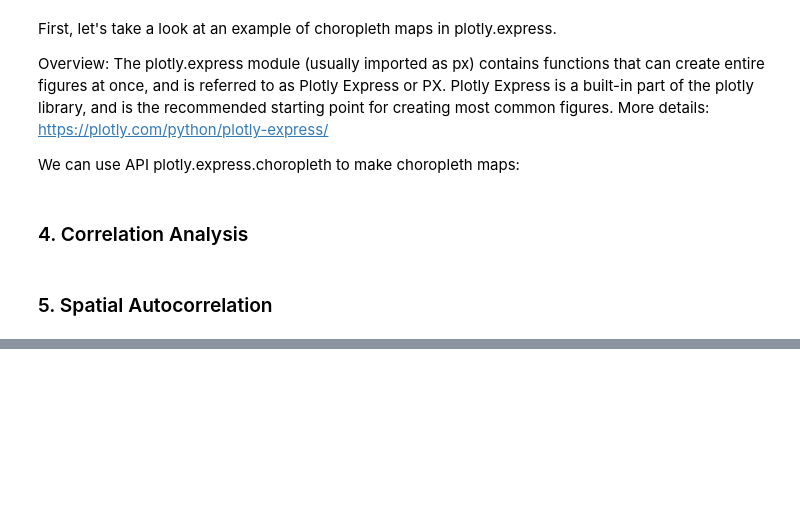
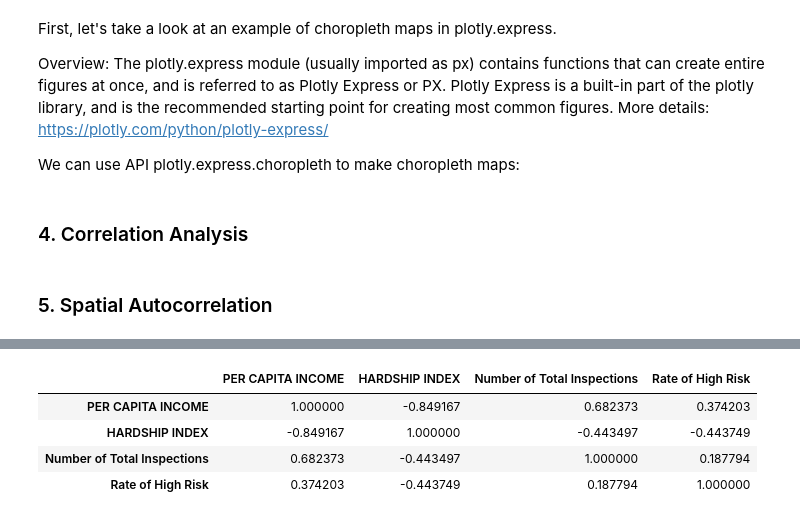
Before and after one commit to eedowdy/geog489-fp, a Jupyter notebook: GEOG489_Project_with_comments.ipynb, the cells around one changed output, grey strips where cells are left out. Saved outputs shown, nothing was run; the diff lists cells and outputs as text; code cells hidden in the pictures; blank space fills up the shorter version.

```diff
--- a/GEOG489_Project_with_comments.ipynb
+++ b/GEOG489_Project_with_comments.ipynb
@@ -290,0 +412,19 @@ print(f"Moran's I with Queen's case contiguity: {round(mi_queen.I, 3)}, p-value:
+# %%
+#Calculate Correlation Coefficient Matrix with relevant columns
+demographics = chicomm_sjoin.copy()
+for col in demographics.columns:
+    if col != 'PER CAPITA INCOME ' and col != 'HARDSHIP INDEX' and col != 'Number of Total Inspections' and col != 'Rate of High Risk':
+        demographics = demographics.drop([col], axis=1)
+
+demo_corr_pearson = demographics.corr(method='pearson')
+
+# Positive correlation between Per Capita Income and Number of Total Inspections
+# Negative correlation between Hardship index and Number of Total Inspections.
+# %%
+demo_corr_pearson
+# %% [output]
+|  | PER CAPITA INCOME | HARDSHIP INDEX | Number of Total Inspections | Rate of High Risk |
+| PER CAPITA INCOME | 1.000000 | -0.849167 | 0.682373 | 0.374203 |
+| HARDSHIP INDEX | -0.849167 | 1.000000 | -0.443497 | -0.443749 |
+| Number of Total Inspections | 0.682373 | -0.443497 | 1.000000 | 0.187794 |
+| Rate of High Risk | 0.374203 | -0.443749 | 0.187794 | 1.000000 |
```
Also changed, not shown: parts of 15 cells of this notebook.
